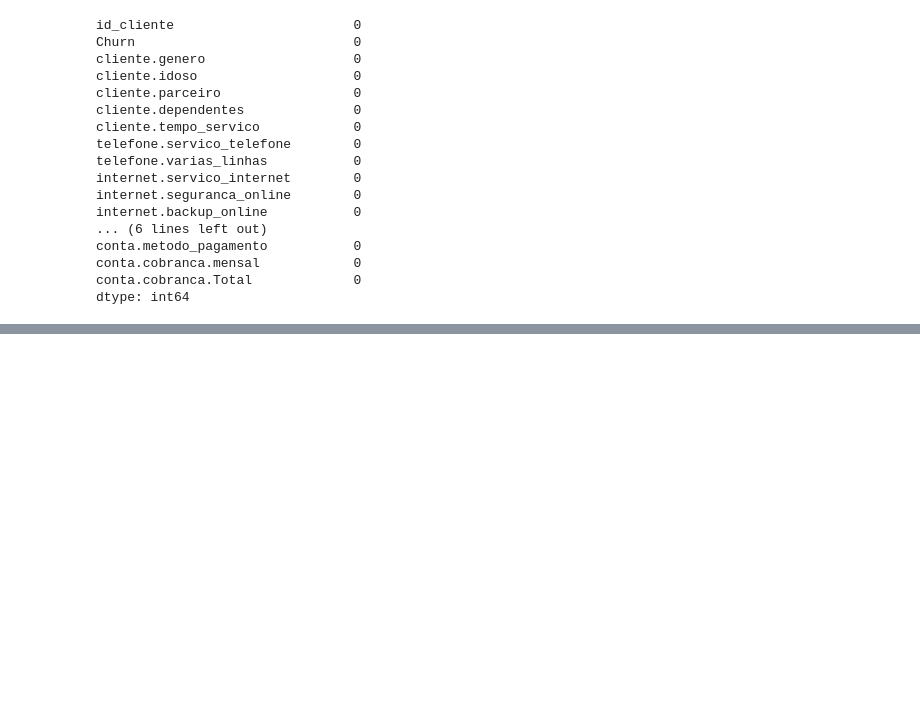
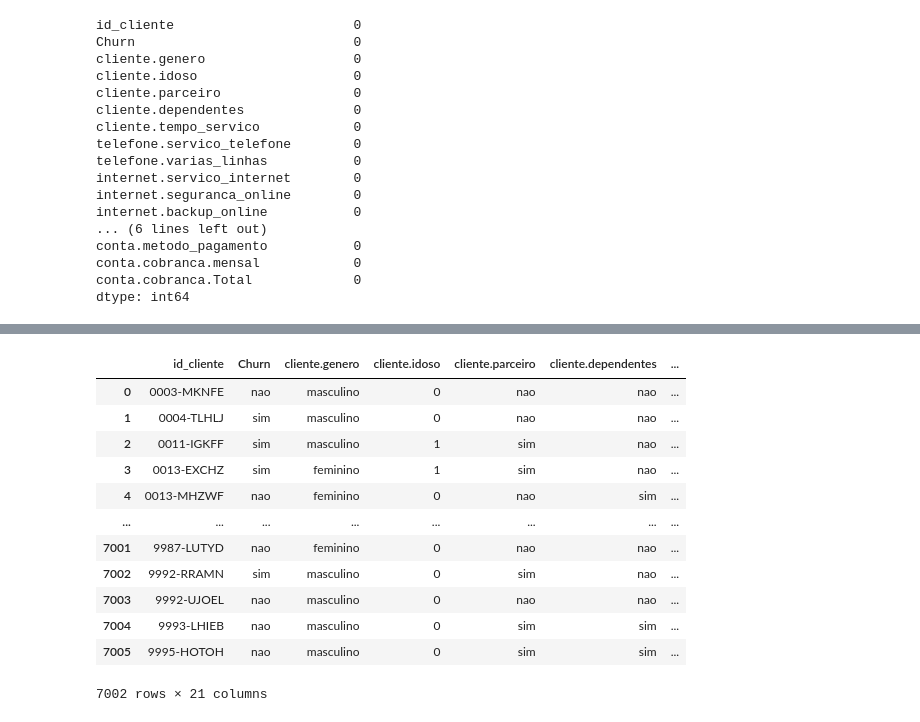
Before and after one commit to paulorobertovrc/alura-data-science, a Jupyter notebook: Pandas/pandas_limpeza_tratamento_dados.ipynb, the cells around one changed output, grey strips where cells are left out. Cells and saved outputs as stored; diff of their text form; code cells hidden in the pictures; blank space fills up the shorter version.

```diff
--- a/Pandas/pandas_limpeza_tratamento_dados.ipynb
+++ b/Pandas/pandas_limpeza_tratamento_dados.ipynb
@@ -497,0 +640,17 @@ Pode ser utilizada para preencher valores nulos.
+# %%
+df_sem_outliers = df_sem_outliers[~outliers_index] # ~ -> Retorna todas as amostras, exceto a passada como parâmatro. Logo, serão removidas as linhas contidas na variável outliers_index
+df_sem_outliers
+# %% [output]
+|  | id_cliente | Churn | cliente.genero | cliente.idoso | cliente.parceiro | cliente.dependentes | ... |
+| 0 | 0003-MKNFE | nao | masculino | 0 | nao | nao | ... |
+| 1 | 0004-TLHLJ | sim | masculino | 0 | nao | nao | ... |
+| 2 | 0011-IGKFF | sim | masculino | 1 | sim | nao | ... |
+| 3 | 0013-EXCHZ | sim | feminino | 1 | sim | nao | ... |
+| 4 | 0013-MHZWF | nao | feminino | 0 | nao | sim | ... |
+| ... | ... | ... | ... | ... | ... | ... | ... |
+| 7001 | 9987-LUTYD | nao | feminino | 0 | nao | nao | ... |
+| 7002 | 9992-RRAMN | sim | masculino | 0 | sim | nao | ... |
+| 7003 | 9992-UJOEL | nao | masculino | 0 | nao | nao | ... |
+| 7004 | 9993-LHIEB | nao | masculino | 0 | sim | sim | ... |
+| 7005 | 9995-HOTOH | nao | masculino | 0 | sim | sim | ... |
+7002 rows × 21 columns
```
Also changed, not shown: parts of 19 cells of this notebook.
